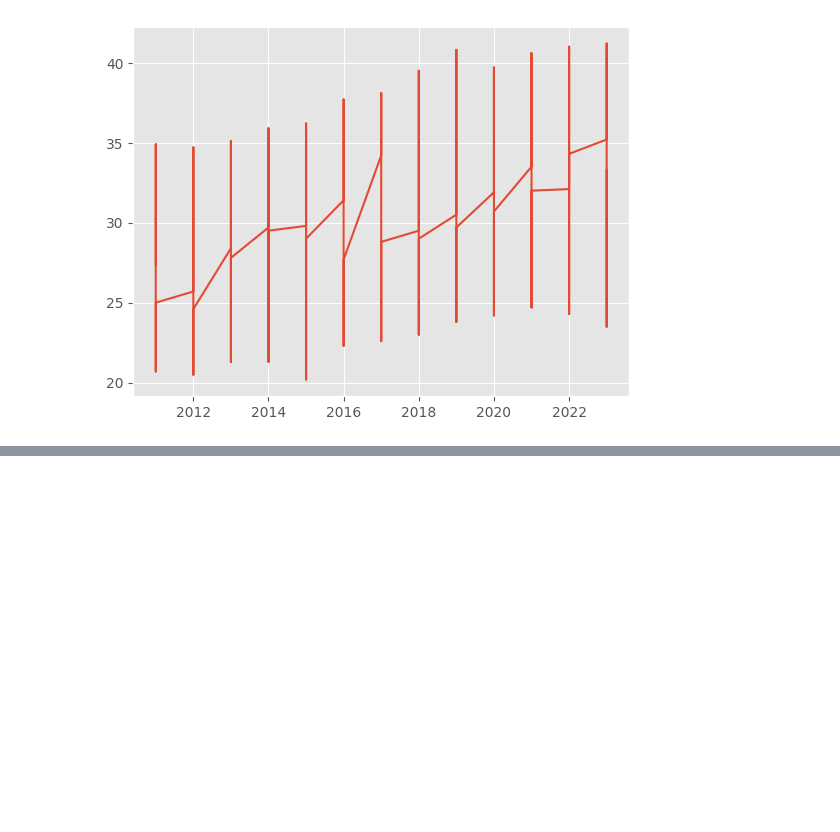
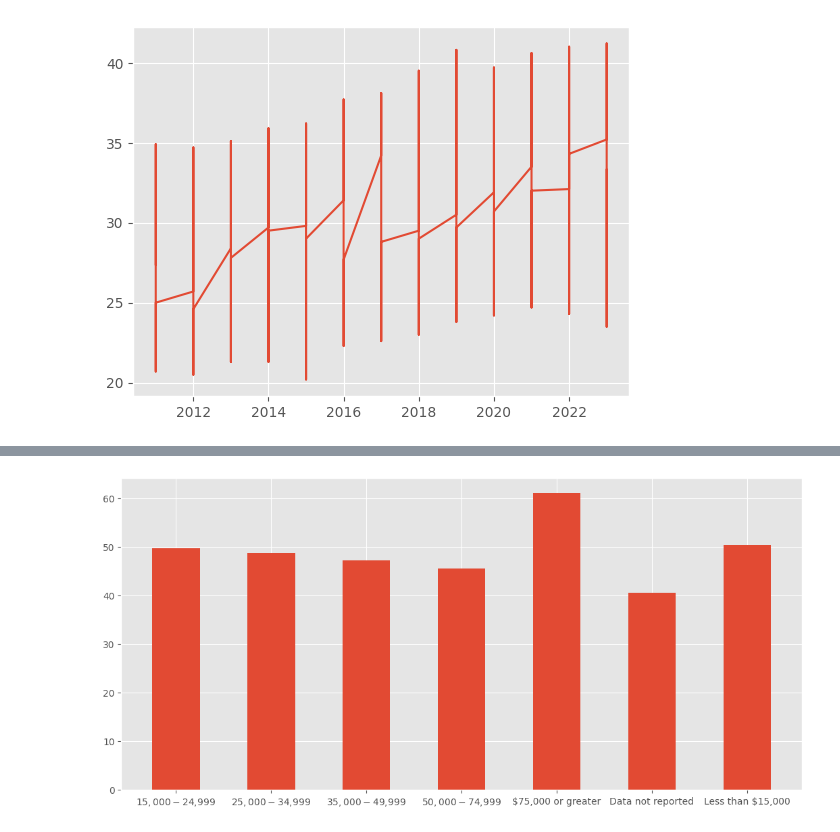
Before and after one commit to MerMer12345/DataScienceAssignment, a Jupyter notebook: DataExploration.ipynb, the cells around one changed output, grey strips where cells are left out. Cells and saved outputs as stored; diff of their text form; code cells hidden in the pictures; blank space fills up the shorter version.

```diff
--- a/DataExploration.ipynb
+++ b/DataExploration.ipynb
@@ -27,0 +38,9 @@ plt.show()
+# %%
+df2 = pd.read_csv('Data/Obesity/Obesity_file_Income.csv')
+df2 = df2.sort_values(by=['Income'])
+plt.figure(figsize=(13,6))
+
+plt.bar(df2['Income'], df2['Data_Value'], width=0.5)
+plt.show();
+# %% [output]
+[figure, added]
```
Also changed, not shown: parts of 4 cells of this notebook.
